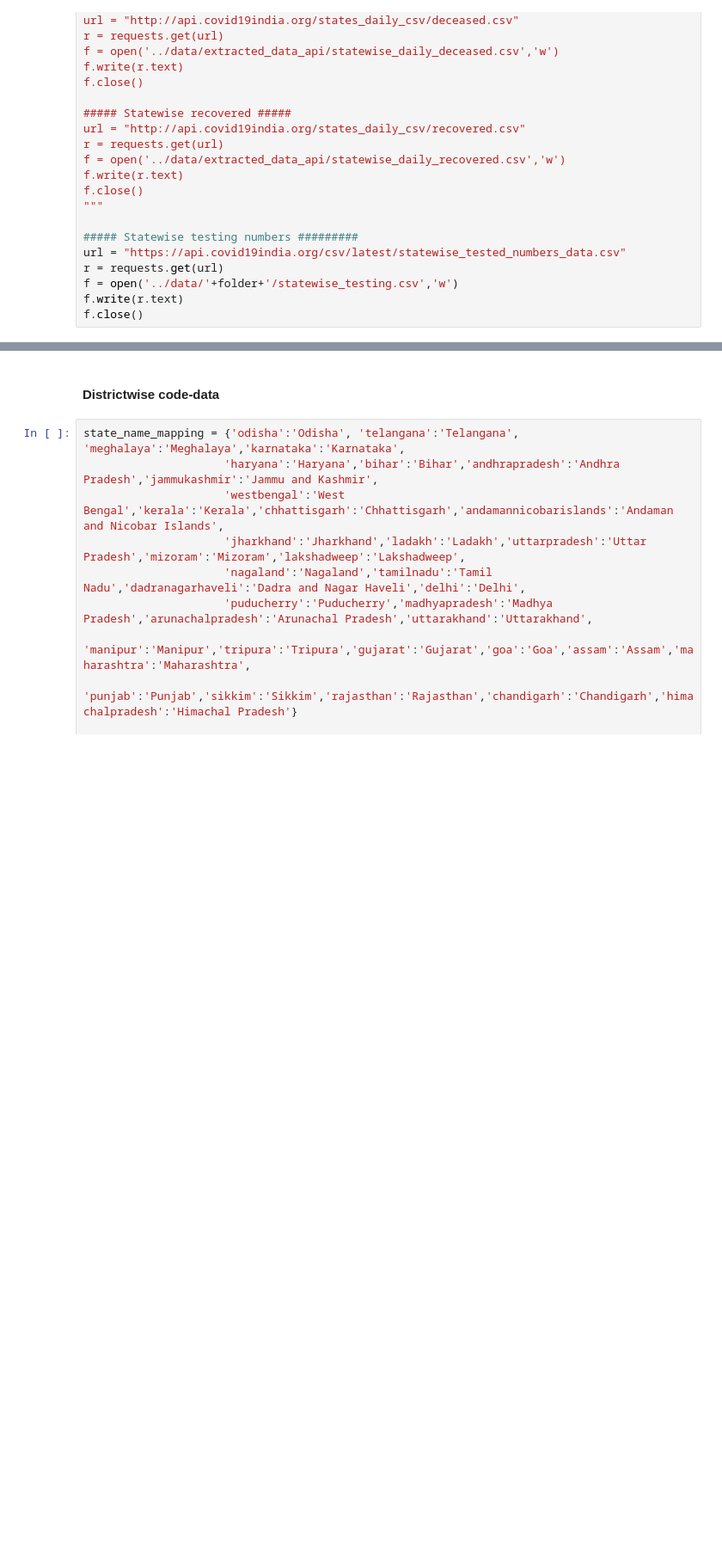
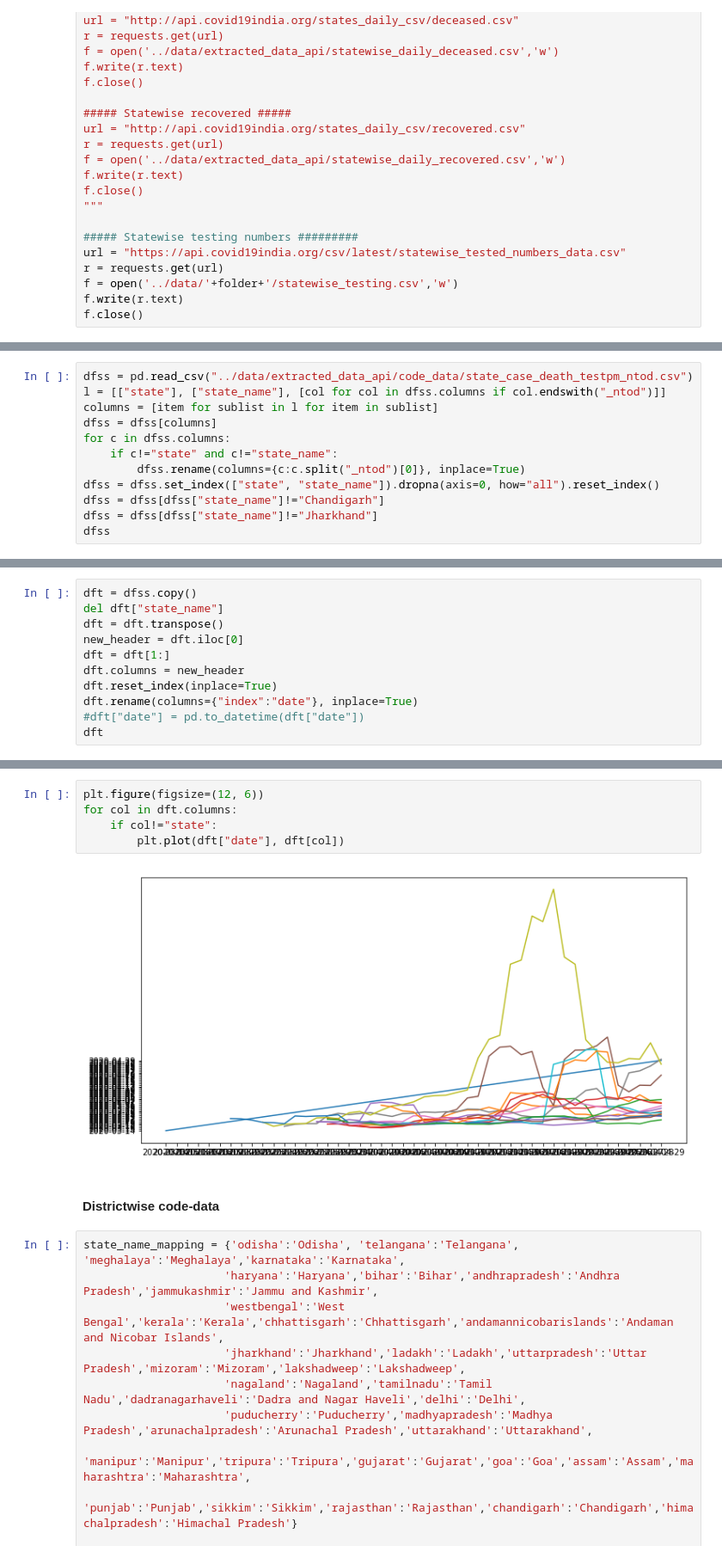
Before and after one commit to deepak-karkala/articles, a Jupyter notebook: covid19/notebooks/pandemic_analysis_api.ipynb, the cells around one changed output, grey strips where cells are left out. Shown: that part at 86% size. Saved outputs shown, nothing was run; the diff lists cells and outputs as text; blank space fills up the shorter version.

```diff
--- a/covid19/notebooks/pandemic_analysis_api.ipynb
+++ b/covid19/notebooks/pandemic_analysis_api.ipynb
@@ -445,0 +452,12 @@ dfss
+# %%
+dfss = pd.read_csv("../data/extracted_data_api/code_data/state_case_death_testpm_ntod.csv")
+l = [["state"], ["state_name"], [col for col in dfss.columns if col.endswith("_ntod")]]
+columns = [item for sublist in l for item in sublist]
+dfss = dfss[columns]
+for c in dfss.columns:
+    if c!="state" and c!="state_name":
+        dfss.rename(columns={c:c.split("_ntod")[0]}, inplace=True)
+dfss = dfss.set_index(["state", "state_name"]).dropna(axis=0, how="all").reset_index()
+dfss = dfss[dfss["state_name"]!="Chandigarh"]
+dfss = dfss[dfss["state_name"]!="Jharkhand"]
+dfss
@@ -445,0 +481,11 @@ dfss
+# %%
+dft = dfss.copy()
+del dft["state_name"]
+dft = dft.transpose()
+new_header = dft.iloc[0]
+dft = dft[1:]
+dft.columns = new_header
+dft.reset_index(inplace=True)
+dft.rename(columns={"index":"date"}, inplace=True)
+#dft["date"] = pd.to_datetime(dft["date"])
+dft
@@ -446,3 +510,10 @@ dfss
+# %%
+plt.figure(figsize=(12, 6))
+for col in dft.columns:
+    if col!="state":
+        plt.plot(dft["date"], dft[col])
+# %% [output]
+[figure, added]
 # %% [markdown]
 #### Districtwise code-data
 # %%
```
Also changed, not shown: parts of 6 cells of this notebook, 11 other files.
